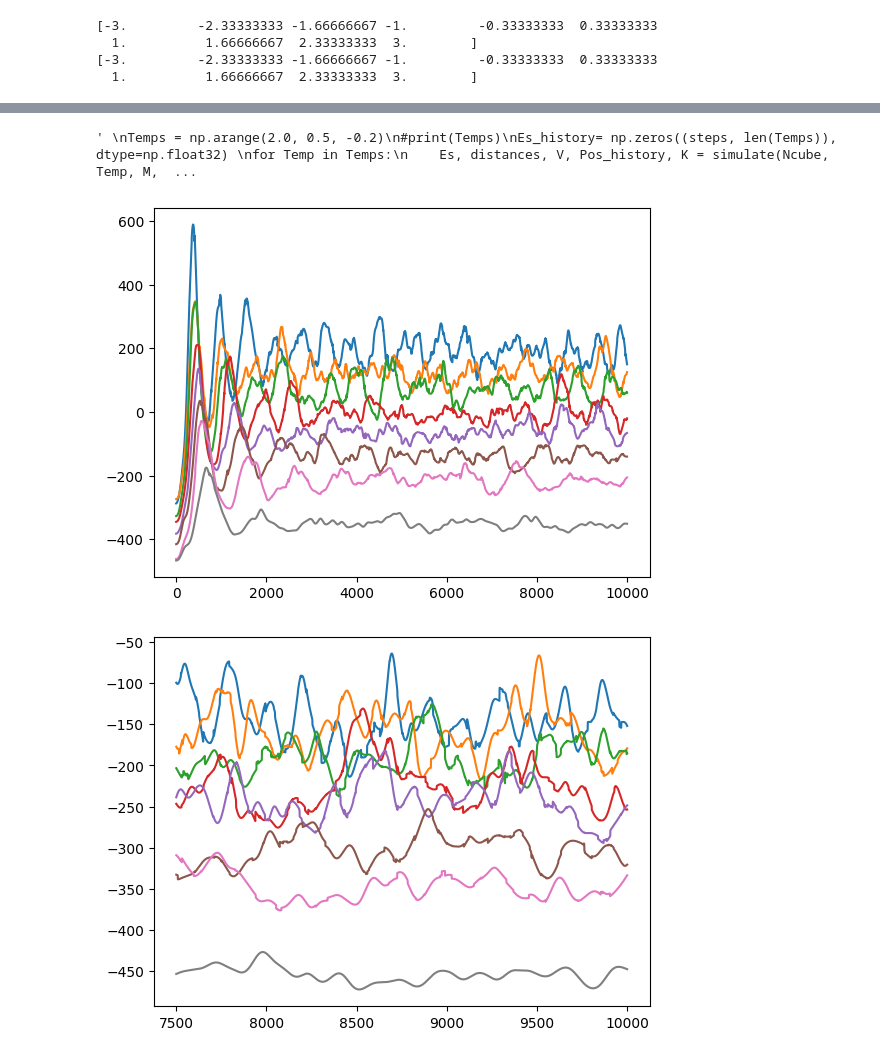
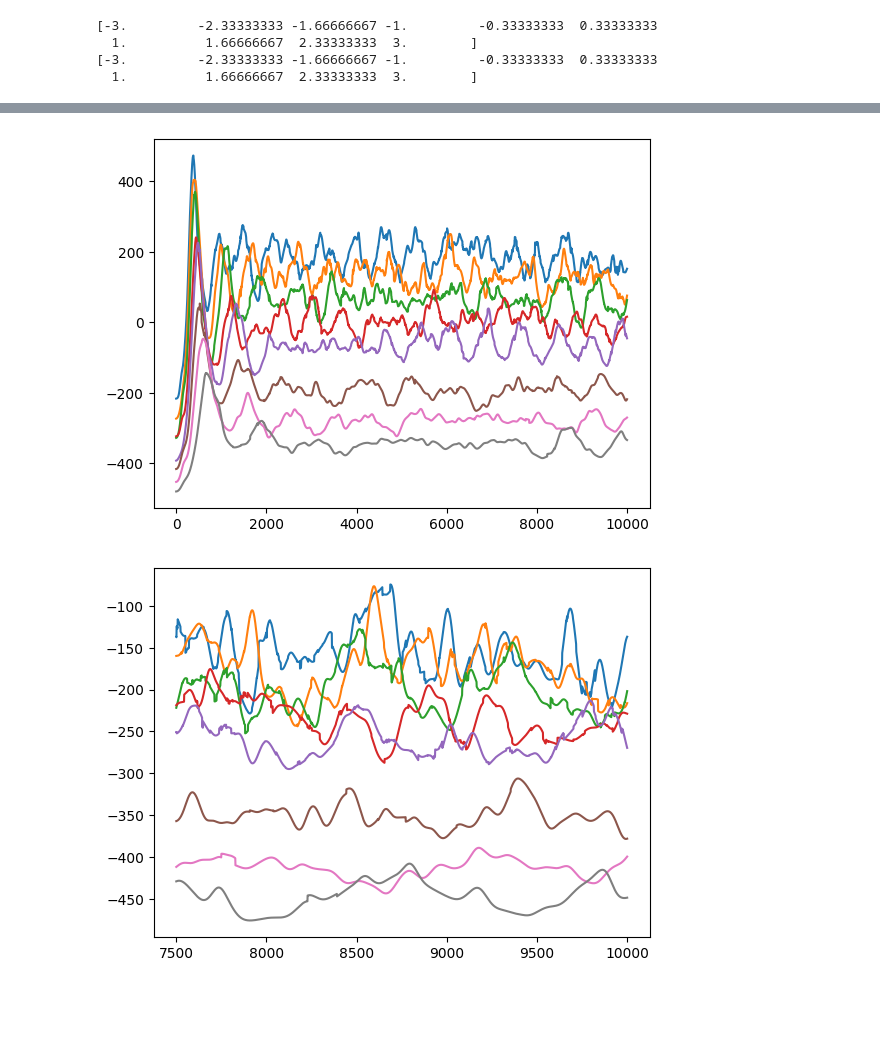
Before and after one commit to anahelena00/MS, a Jupyter notebook: try.ipynb, the cells around one changed output, grey strips where cells are left out. Drawn from its saved outputs; the diff is of its cells as text; code cells hidden in the pictures; blank space fills up the shorter version.

```diff
--- a/try.ipynb
+++ b/try.ipynb
@@ -70,29 +63,18 @@ def lj_potential(r, epsilon=1.0, sigma=1.0):
 
 @numba.njit
 def calculate_potential_energy(R, L):
-    ###change the way I calculate it with image convenction(the same function!!!!)
     N, D = R.shape
-    distances = np.zeros(len(R))
     energy = 0.0
     for i in range(N):
-        ##should I do it with nearest neighbours?
         for j in range(i + 1, N):
-            #distance = np.sqrt(np.sum((R[i] - R[j]) ** 2))
             rij = R[j] - R[i]
             rij = check_boundaries(rij, L)
             r = np.linalg.norm(R[i] - R[j])  # Euclidean distance between particles i and j
-            #cutoffinteraction(distance,L/2)
-            #cutoffbool = distance <(1/2)*L
-            #if cutoffbool: ###minimum image convention
-            #if not (np.any(R[i] - R[j] >L/2)):
             energy += lj_potential(r)
-            #d_i += distance
-            #distances[i] += distance
-    return energy #, distances
+    return energy
 @numba.njit
 def VerletNextR(r_t, v_t, a_t, h, L):
     r_t_plus_h = r_t + v_t*h + 0.5*a_t*h*h
-    #r_t_plus_h = check_boundaries(r_t_plus_h, L)
     return r_t_plus_h
 @numba.njit
 def VerletNextV(v_t,a_t,a_t_plus_h,h):
@@ -109,21 +91,13 @@ def calculate_forces(R, L):
     forces = np.zeros_like(R)
     for i in range(N):
         for j in range(i + 1, N):
-            ###I could define a cutoff radius
             rij = R[j] - R[i]    ###D dimentional. vector point from i to j
-
             ######FIND THE SHORTEST PATH!
-            # No cause if you have a particle at x=-0.4 and x=0.4 then that distance is 0.8, but if you have periodic boundaries at (-0.5,0.5) then that distance should be only 0.2
-            ### np.round(r / L): how many times the particle has crossed the simulation box boundary
-            # L: the displacement needed to wrap the particle back into the simulation box
-            ###r += epsilon ## ensure it does not go to 0
-            ###change forces
             rij = check_boundaries(rij, L)
             r = np.linalg.norm(rij)
             #r = np.sqrt(np.sum(rij ** 2))
             f = -48 * (1 / (r ** 14) - 0.5 / (r ** 8)) * rij
             ##newton's 3rd law reaction-pair: conservation of energy
-            #f =cutoffimage(f ,rij ,3)
             forces[i] += f
             forces[j] -= f
 
@@ -256,28 +195,19 @@ T0= 1 ###looks weird for big energies
 Es, distances, V, Pos_history, K = simulate(Ncube, T0, M, steps, h)
 # %%
 ####make scan over temperatures:(start with the biggest, save only the last iterations to account for relaxation time)
-Temps = np.arange(2.0, 0.5, -0.2)
+Temps = np.arange(2.0, 0.2, -0.1)
 Es_history_T = np.zeros((steps, len(Temps)), dtype=np.float32)
 for i, Temp in enumerate(Temps):
     Es_T, distances_T, V_T, Pos_history_T, K_T = simulate(Ncube, Temp, M, steps, h)
-    plt.plot(np.arange(0, steps, 1, dtype=int), Es + K)
+    plt.plot(np.arange(0, steps, 1, dtype=int), Es_T + K_T) #####Wrong plot. Should be written Es_T and K_T
     Es_history_T[:, i] = Es_T
-'''
-Temps = np.arange(2.0, 0.5, -0.2)
-#print(Temps)
-Es_history= np.zeros((steps, len(Temps)), dtype=np.float32)
-for Temp in Temps:
-    Es, distances, V, Pos_history, K = simulate(Ncube, Temp, M, steps, h)
-    plt.plot(np.arange(0, steps, 1, dtype=int), Es+K)
-    #Es_history[Temp] = Es'''
 # %% [output]
-' \nTemps = np.arange(2.0, 0.5, -0.2)\n#print(Temps)\nEs_history= np.zeros((steps, len(Temps)), dtype=np.float32) \nfor Temp in Temps:\n    Es, distances, V, Pos_history, K = simulate(Ncube, Temp, M,  ...
-[figure, old version]
+[figure, new version]
 # %%
 upperbond= steps
 downwardbond= int((3/4)*steps)
 for i in range(len(Temps)):
     plt.plot(np.arange( downwardbond, upperbond, 1, dtype=int), Es_history_T[downwardbond:upperbond, i])
 # %% [output]
-[figure, old version]
+[figure, new version]
 # %%
```
Also changed, not shown: parts of 24 cells of this notebook.
